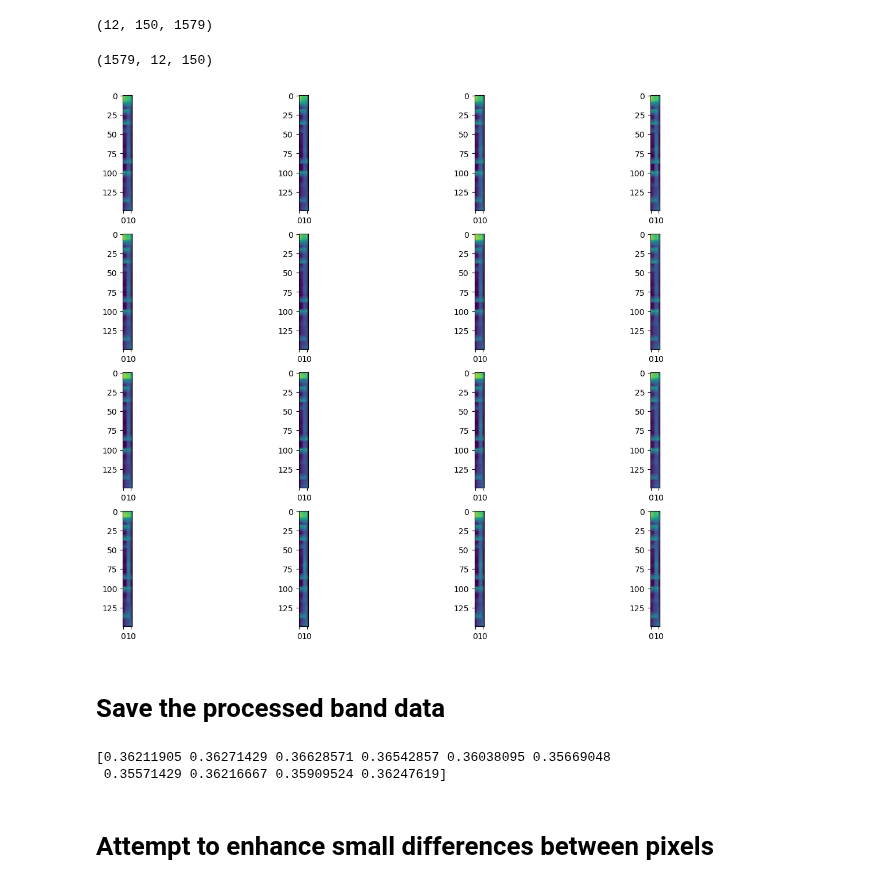
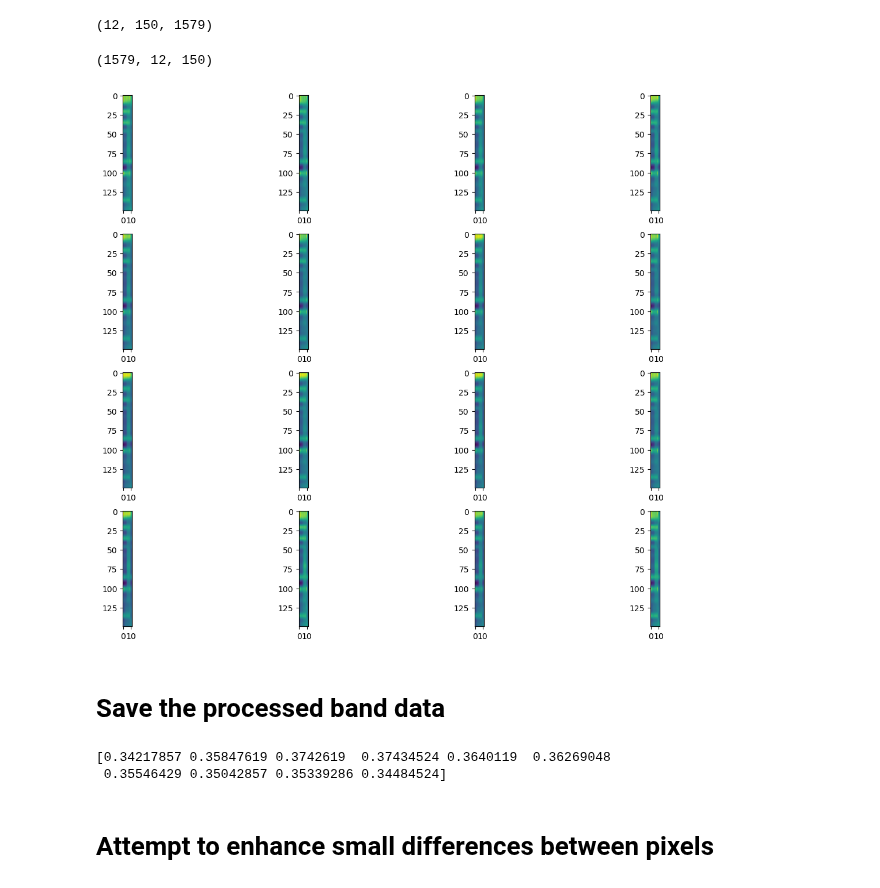
Before and after one commit to Simone-Scalella/AgriVision2022, a Jupyter notebook: impResa.ipynb, the cells around one changed output. Saved outputs shown, nothing was run; the diff lists cells and outputs as text; code cells hidden in the pictures.

```diff
--- a/impResa.ipynb
+++ b/impResa.ipynb
@@ -49,5 +52,6 @@ plt.imshow(campo4[30][2])
 # %%
 resa3 = rasterio.open(r'OUTPUT.tif')
+resa3 = resa3.read(1)
 # %%
 newImage3 = []
 newResa3 = []
@@ -114,16 +118,18 @@ inter.interpolation = SplineInterpolation(
     interpolation_order= 3
 )
 # %%
-step = 1
+step = 5
 test = inter.interpolation._evaluate(inter,range(43,193,step))
 print(test[:,:,:].shape)
 # %% [output]
 (12, 150, 1579)
 # %%
 inter = []
+allPixel = []
 for a in range(0,np.array(imageSmooth).shape[0]):
     inter.append(skfda.FDataGrid(
         data_matrix = np.transpose(imageSmooth[a]),
         grid_points = grid_points,
         interpolation = SplineInterpolation(interpolation_order= 3)
     ))
+    allPixel.append(inter[-1].interpolation._evaluate(inter[-1],range(43,193,step))[:,:,0])
@@ -142,17 +136,17 @@ for a in range(0,np.array(newImage3).shape[0]):
 # %%
-allPixel = np.array(allPixelRw)
+allPixel = np.array(allPixel)
 print(allPixel.shape)
 fig = plt.figure(figsize=(15, 15))
 columns = 4
 rows = 5
 for i in range(1,17):
     img = np.transpose(allPixel[(i*70),:,:])
     fig.add_subplot(rows, columns, i)
     plt.imshow(img)
 plt.show()
 # %% [output]
 (1579, 12, 150)
-[figure, old version]
+[figure, new version]
 # %% [markdown]
 # Save the processed band data
 # %%
@@ -161,8 +155,8 @@ print(allPixel[10:20,7,15])
 with open('./pickles/AllPixelBand3.pickle', 'wb') as handle:
     pickle.dump(allPixel, handle, protocol=pickle.HIGHEST_PROTOCOL)
 # %% [output]
-[0.36211905 0.36271429 0.36628571 0.36542857 0.36038095 0.35669048
- 0.35571429 0.36216667 0.35909524 0.36247619]
+[0.34217857 0.35847619 0.3742619  0.37434524 0.3640119  0.36269048
+ 0.35546429 0.35042857 0.35339286 0.34484524]
 # %% [markdown]
 # Attempt to enhance small differences between pixels
 # %%
```
Also changed, not shown: parts of 2 cells of this notebook, 1 other file.
